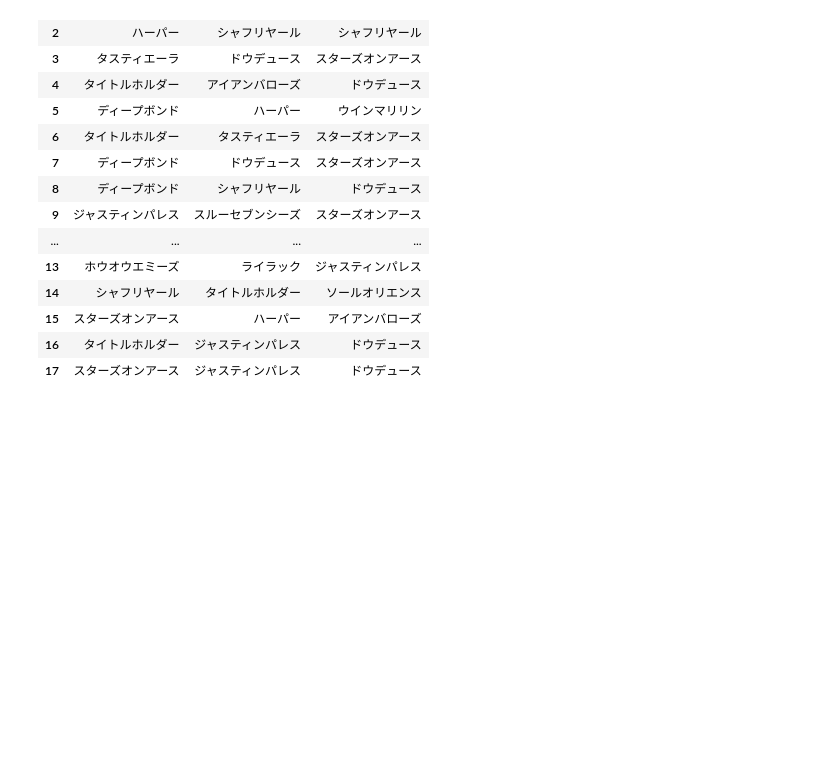
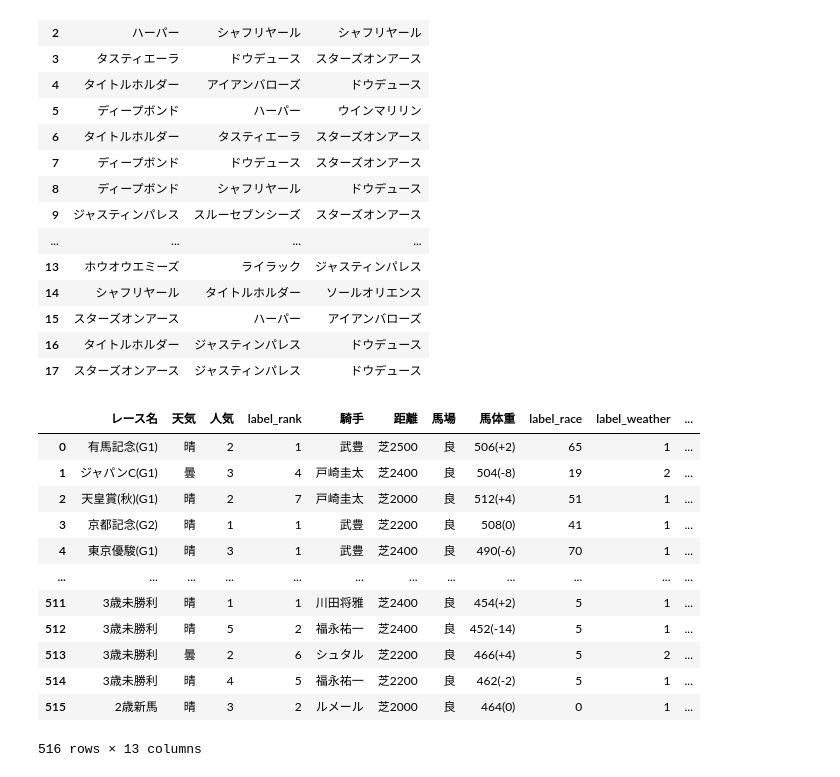
Before and after one commit to IshimaruNozomi/DSP2_Last, a Jupyter notebook: MD.ipynb, the cells around one changed output. Saved outputs shown, nothing was run; the diff lists cells and outputs as text; code cells hidden in the pictures; blank space fills up the shorter version.

```diff
--- a/MD.ipynb
+++ b/MD.ipynb
@@ -89,3 +90,31 @@ df2
 | 15 | スターズオンアース | ハーパー | アイアンバローズ |
 | 16 | タイトルホルダー | ジャスティンパレス | ドウデュース |
 | 17 | スターズオンアース | ジャスティンパレス | ドウデュース |
+# %%
+from sklearn.preprocessing import LabelEncoder
+le = LabelEncoder()
+label_race = le.fit_transform(df1["レース名"].values)
+label_weather = le.fit_transform(df1["天気"].values)
+label_popular = le.fit_transform(df1["人気"].values)
+label_distance = le.fit_transform(df1["距離"].values)
+label_stage = le.fit_transform(df1["馬場"].values)
+df1['label_race']=label_race
+df1['label_weather']=label_weather
+df1['label_popular']=label_popular
+df1['label_distance']=label_distance
+df1['label_stage']=label_stage
+df1
+# %% [output]
+|  | レース名 | 天気 | 人気 | label_rank | 騎手 | 距離 | 馬場 | 馬体重 | label_race | label_weather | ... |
+| 0 | 有馬記念(G1) | 晴 | 2 | 1 | 武豊 | 芝2500 | 良 | 506(+2) | 65 | 1 | ... |
+| 1 | ジャパンC(G1) | 曇 | 3 | 4 | 戸崎圭太 | 芝2400 | 良 | 504(-8) | 19 | 2 | ... |
+| 2 | 天皇賞(秋)(G1) | 晴 | 2 | 7 | 戸崎圭太 | 芝2000 | 良 | 512(+4) | 51 | 1 | ... |
+| 3 | 京都記念(G2) | 晴 | 1 | 1 | 武豊 | 芝2200 | 良 | 508(0) | 41 | 1 | ... |
+| 4 | 東京優駿(G1) | 晴 | 3 | 1 | 武豊 | 芝2400 | 良 | 490(-6) | 70 | 1 | ... |
+| ... | ... | ... | ... | ... | ... | ... | ... | ... | ... | ... | ... |
+| 511 | 3歳未勝利 | 晴 | 1 | 1 | 川田将雅 | 芝2400 | 良 | 454(+2) | 5 | 1 | ... |
+| 512 | 3歳未勝利 | 晴 | 5 | 2 | 福永祐一 | 芝2400 | 良 | 452(-14) | 5 | 1 | ... |
+| 513 | 3歳未勝利 | 曇 | 2 | 6 | シュタル | 芝2200 | 良 | 466(+4) | 5 | 2 | ... |
+| 514 | 3歳未勝利 | 晴 | 4 | 5 | 福永祐一 | 芝2200 | 良 | 462(-2) | 5 | 1 | ... |
+| 515 | 2歳新馬 | 晴 | 3 | 2 | ルメール | 芝2000 | 良 | 464(0) | 0 | 1 | ... |
+516 rows × 13 columns
```
Also changed, not shown: parts of 30 cells of this notebook.
